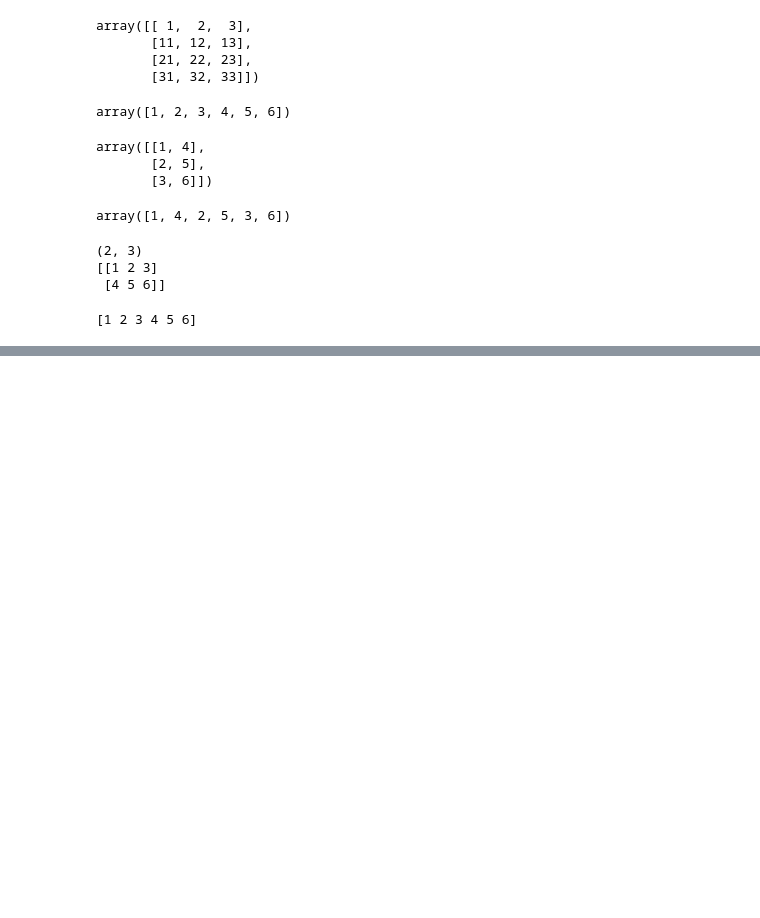
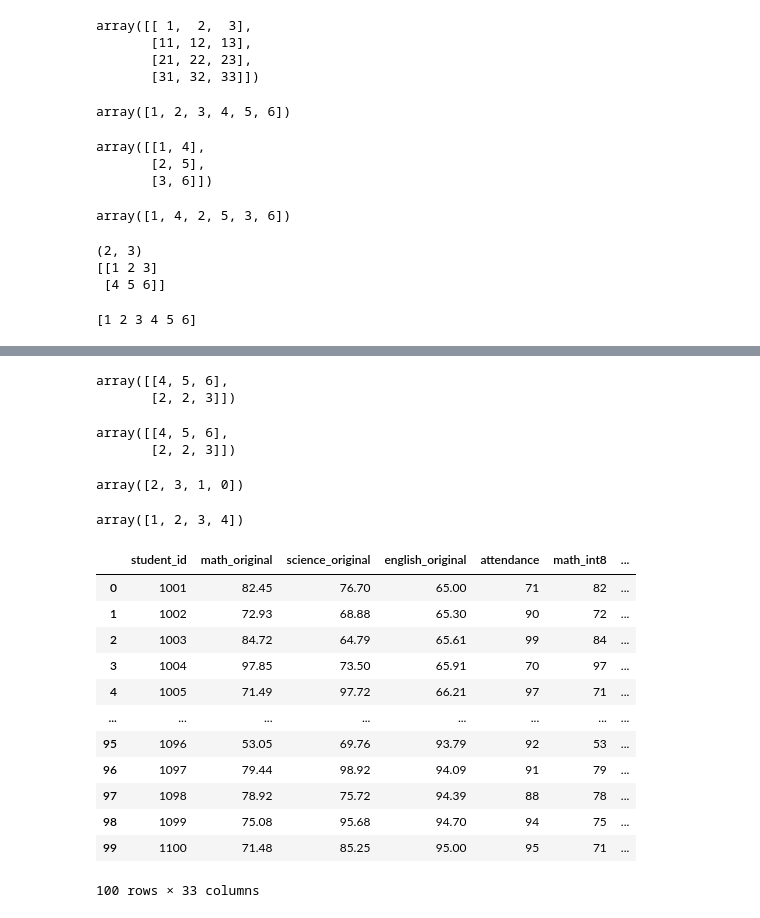
Before and after one commit to Riyathakur235/Codeforces_Code, a Jupyter notebook: numpy.ipynb, the cells around one changed output, grey strips where cells are left out. Drawn from its saved outputs; the diff is of its cells as text; code cells hidden in the pictures; blank space fills up the shorter version.

```diff
--- a/numpy.ipynb
+++ b/numpy.ipynb
@@ -164,0 +235,43 @@ print(b)
+# %%
+a=np.array(([5,4,6],[2,3,2]))
+b=np.sort(a,axis=1)
+b
+# %% [output]
+array([[4, 5, 6],
+       [2, 2, 3]])
+# %%
+a.sort(axis=1)
+a
+# %% [output]
+array([[4, 5, 6],
+       [2, 2, 3]])
+# %%
+a=np.array([4,3,1,2])
+j=np.argsort(a)
+j
+# %% [output]
+array([2, 3, 1, 0])
+# %%
+a[j]
+# %% [output]
+array([1, 2, 3, 4])
+# %%
+import numpy as np
+import pandas as pd
+df=pd.read_csv("Student.txt.csv")
+# %%
+df
+# %% [output]
+|  | student_id | math_original | science_original | english_original | attendance | math_int8 | ... |
+| 0 | 1001 | 82.45 | 76.70 | 65.00 | 71 | 82 | ... |
+| 1 | 1002 | 72.93 | 68.88 | 65.30 | 90 | 72 | ... |
+| 2 | 1003 | 84.72 | 64.79 | 65.61 | 99 | 84 | ... |
+| 3 | 1004 | 97.85 | 73.50 | 65.91 | 70 | 97 | ... |
+| 4 | 1005 | 71.49 | 97.72 | 66.21 | 97 | 71 | ... |
+| ... | ... | ... | ... | ... | ... | ... | ... |
+| 95 | 1096 | 53.05 | 69.76 | 93.79 | 92 | 53 | ... |
+| 96 | 1097 | 79.44 | 98.92 | 94.09 | 91 | 79 | ... |
+| 97 | 1098 | 78.92 | 75.72 | 94.39 | 88 | 78 | ... |
+| 98 | 1099 | 75.08 | 95.68 | 94.70 | 94 | 75 | ... |
+| 99 | 1100 | 71.48 | 85.25 | 95.00 | 95 | 71 | ... |
+100 rows × 33 columns
```
Also changed, not shown: parts of 14 cells of this notebook, 3 other files.
